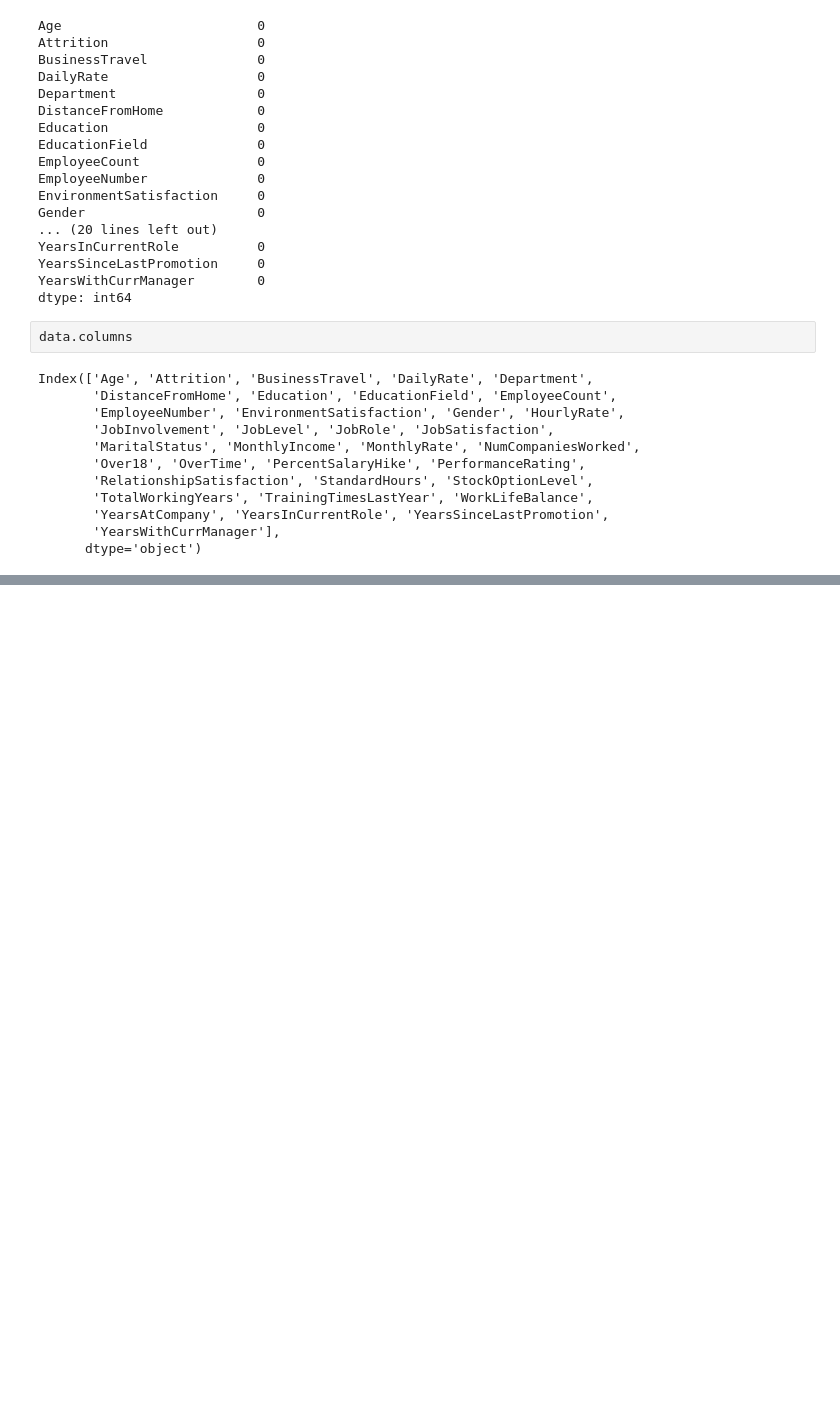
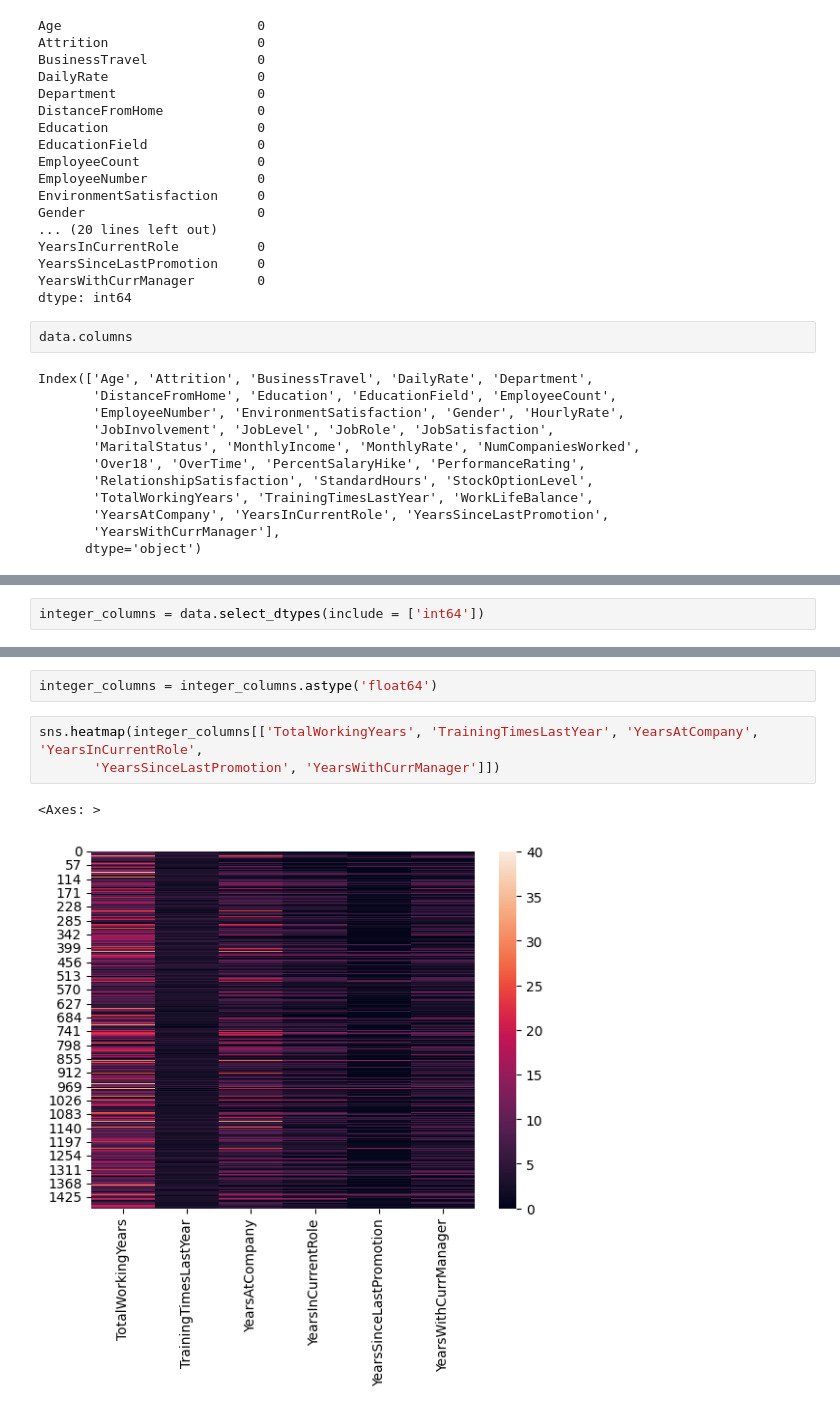
Before and after one commit to mahesh15913/Data-Analysis---Afame-Technologies, a Jupyter notebook: HR_Data_Analysis.ipynb, the cells around one changed output, grey strips where cells are left out. Saved outputs shown, nothing was run; the diff lists cells and outputs as text; blank space fills up the shorter version.

```diff
--- a/HR_Data_Analysis.ipynb
+++ b/HR_Data_Analysis.ipynb
@@ -87,0 +93,2 @@ Index(['Age', 'Attrition', 'BusinessTravel', 'DailyRate', 'Department',
+# %%
+integer_columns = data.select_dtypes(include = ['int64'])
@@ -87,0 +107,8 @@ Index(['Age', 'Attrition', 'BusinessTravel', 'DailyRate', 'Department',
+# %%
+integer_columns = integer_columns.astype('float64')
+# %%
+sns.heatmap(integer_columns[['TotalWorkingYears', 'TrainingTimesLastYear', 'YearsAtCompany', 'YearsInCurrentRole',
+       'YearsSinceLastPromotion', 'YearsWithCurrManager']])
+# %% [output]
+<Axes: >
+[figure, added]
```
Also changed, not shown: parts of 17 cells of this notebook.
